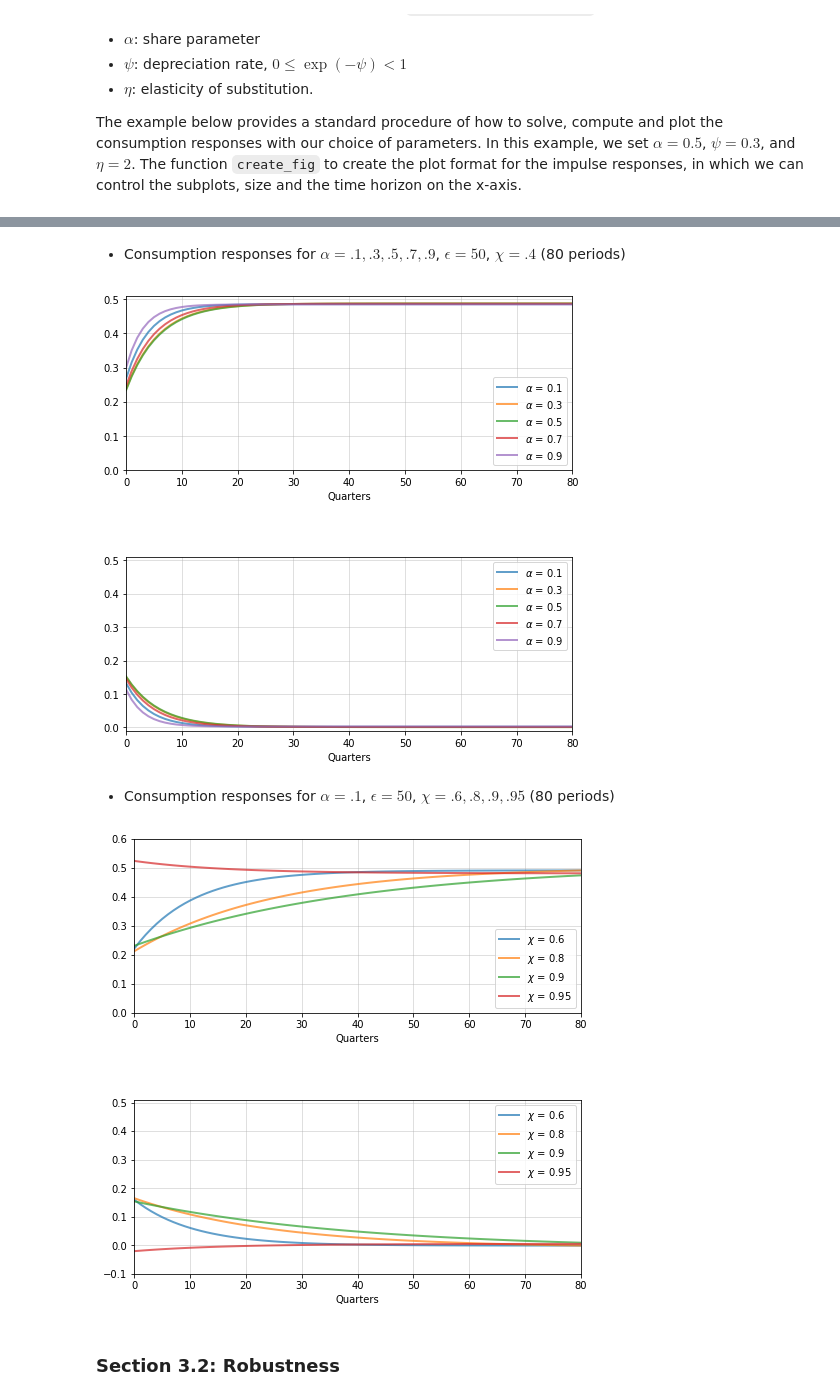
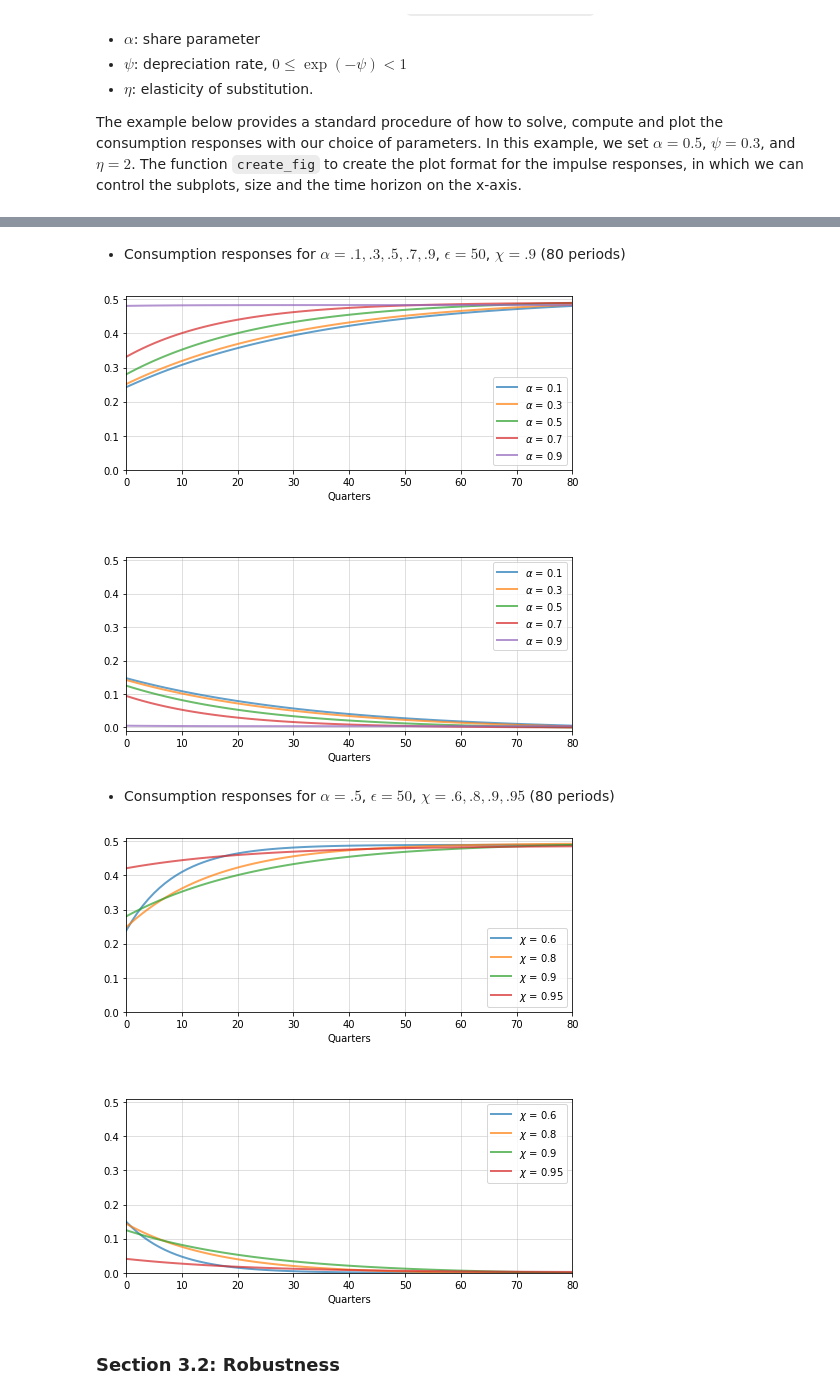
Before and after one commit to lphansen/TextbookCode, a Jupyter notebook: habit_persistence.ipynb, the cells around one changed output, grey strips where cells are left out. Drawn from its saved outputs; the diff is of its cells as text; code cells hidden in the pictures.

```diff
--- a/habit_persistence.ipynb
+++ b/habit_persistence.ipynb
@@ -123,6 +123,6 @@ In many cases, we would like to plot out the consumption responses given our cho
 # %%
 #==============================================================================
-# Consumption responses for alpha = .1; epsilon = 10, 25, 50, 100; chi = .4
+# Consumption responses for alpha = .5; epsilon = 10, 25, 50, 100; chi = .9
 #==============================================================================
 # Set time
 T = 80 + 1
@@ -130,12 +130,12 @@ T = 80 + 1
 C1Y1_list = []
 C2Y2_list = []
 
-epsilon_list = [10, 25, 50, 100]
+epsilon_list = [.9, 10, 50, 100]
 
 
 for e in epsilon_list:
 
-    J, A, N, Ut = solve_habit_persistence(0.1, -np.log(0.4), e)
+    J, A, N, Ut = solve_habit_persistence(0.5, -np.log(0.9), e)
 
     # Append consumption responses to list
     CYs, Ys = habit_persistence_consumption_path(A, N, T=T)
@@ -157,14 +157,14 @@ p_args = {'lw': 2, 'alpha': 0.7}
 fig, axes = create_fig(2,1,X=80) # 80 periods
 
 ax = axes[0]
-ax.set_ylim(0., 0.51)
+ax.set_ylim(0., 0.71)
 for n, C1Y1 in enumerate(C1Y1_list):
     ax.plot(list(range(T)), C1Y1, **p_args,
             label=r'$\epsilon$ = {}'.format(epsilon_list[n]))
     ax.legend(loc='lower right')
 
 ax = axes[1]
-ax.set_ylim(-0.01, 0.51)
+ax.set_ylim(-0.11, 0.51)
 for n, C2Y2 in enumerate(C2Y2_list):
     ax.plot(list(range(T)), C2Y2, **p_args,
             label=r'$\epsilon$ = {}'.format(epsilon_list[n]))
@@ -177,10 +177,10 @@ plt.show()
 # Export the figure
 fig.savefig('../Figures/habit_persistence_impulse_response_varyepsilon.pdf')
 # %% [markdown]
-- Consumption responses for $\alpha = .1, .3, .5, .7, .9$, $\epsilon = 50$, $\chi = .4$ (80 periods)
+- Consumption responses for $\alpha = .1, .3, .5, .7, .9$, $\epsilon = 50$, $\chi = .9$ (80 periods)
 # %%
 #==============================================================================
-# Consumption responses for alpha = .1, .3, .5, .7, .9; epsilon = 50; chi = .4
+# Consumption responses for alpha = .1, .3, .5, .7, .9; epsilon = 50; chi = .9
 #==============================================================================
 # Set time
 T = 80 + 1
@@ -193,7 +193,7 @@ alpha_list = [.1, .3, .5, .7, .9]
 
 for a in alpha_list:
 
-    J, A, N, Ut = solve_habit_persistence(a, -np.log(0.4), 50)
+    J, A, N, Ut = solve_habit_persistence(a, -np.log(0.9), 50)
 
     # Append consumption responses to list
     CYs, Ys = habit_persistence_consumption_path(A, N, T=T)
@@ -225,15 +225,15 @@ for n, C2Y2 in enumerate(C2Y2_list):
 
 plt.show()
 # %% [output]
-[figure, old version]
+[figure, new version]
 # %%
 # Export the figure
 fig.savefig('../Figures/habit_persistence_impulse_response_varyalpha.pdf')
 # %% [markdown]
-- Consumption responses for $\alpha = .1$, $\epsilon = 50$, $\chi = .6, .8, .9, .95$ (80 periods)
+- Consumption responses for $\alpha = .5$, $\epsilon = 50$, $\chi = .6, .8, .9, .95$ (80 periods)
 # %%
 #==============================================================================
-# Consumption responses for alpha = .1; epsilon = 100; chi = .4, .8, 1.6, 2.4
+# Consumption responses for alpha = .5; epsilon = 50; chi = .4, .8, 1.6, 2.4
 #==============================================================================
 # Set time
 T = 80 + 1
@@ -246,39 +246,39 @@ chi_list = [.6, .8, .9, .95]
 
 for c in chi_list:
 
-    J, A, N, Ut = solve_habit_persistence(0.1, -np.log(c), 100)
+    J, A, N, Ut = solve_habit_persistence(0.5, -np.log(c), 50)
 
     # Append consumption responses to list
     CYs, Ys = habit_persistence_consumption_path(A, N, T=T)
     C1Y1, C2Y2 = CYs
 
     C1Y1_list.append(C1Y1)
     C2Y2_list.append(C2Y2)
 
 ##== Plot the graphs for the impulse reponses ==##
 # Define plot attributes
 p_args = {'lw': 2, 'alpha': 0.7}
 
 ## Impulse response plots for consumption
 fig, axes = create_fig(2,1,X=80)
 
 ax = axes[0]
-ax.set_ylim(0., 0.6)
+ax.set_ylim(0., 0.51)
 for n, C1Y1 in enumerate(C1Y1_list):
     ax.plot(list(range(T)), C1Y1, **p_args,
             label=r'$\chi$ = {}'.format(chi_list[n]))
     ax.legend(loc='lower right')
 
 ax = axes[1]
-ax.set_ylim(-0.1, 0.51)
+ax.set_ylim(0.0, 0.51)
 for n, C2Y2 in enumerate(C2Y2_list):
     ax.plot(list(range(T)), C2Y2, **p_args,
             label=r'$\chi$ = {}'.format(chi_list[n]))
     ax.legend(loc='upper right')
 
 plt.show()
 # %% [output]
-[figure, old version]
+[figure, new version]
 # %%
 # Export the figure
 fig.savefig('../Figures/habit_persistence_impulse_response_varychi.pdf')
```
Also changed, not shown: parts of 2 cells of this notebook.
